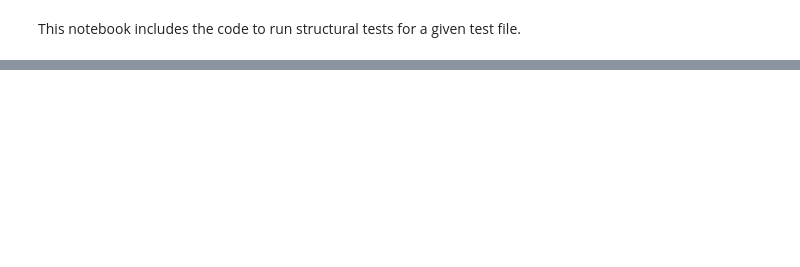
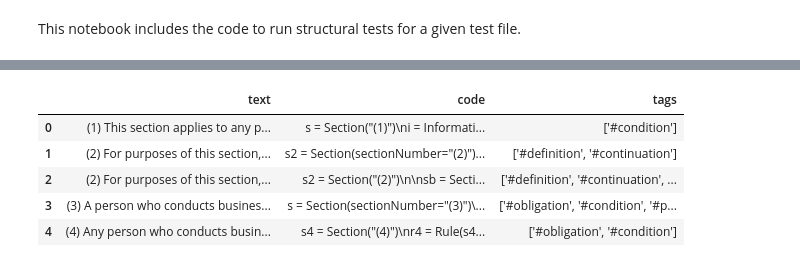
Before and after one commit to anmolsinghal98/Legal-Requirements-Translation, a Jupyter notebook: code/Code-Gen-Structural-Testing.ipynb, the cells around one changed output, grey strips where cells are left out. Saved outputs shown, nothing was run; the diff lists cells and outputs as text; code cells hidden in the pictures; blank space fills up the shorter version.

````diff
--- a/code/Code-Gen-Structural-Testing.ipynb
+++ b/code/Code-Gen-Structural-Testing.ipynb
@@ -468,0 +484,15 @@ print("Mean Accuracy: ", m_accuracy)
+# %%
+# Ensure the 'code' column is properly formatted
+gen_df['code'] = gen_df['code'].apply(
+    lambda x: x.split("```")[1][7:].strip() if isinstance(x, str) and "```" in x else x
+)
+
+# Inspect the generated code dataframe after formatting
+gen_df.head()
+# %% [output]
+|  | text | code | tags |
+| 0 | (1) This section applies to any p... | s = Section("(1)")\ni = Informati... | ['#condition'] |
+| 1 | (2) For purposes of this section,... | s2 = Section(sectionNumber="(2)")... | ['#definition', '#continuation'] |
+| 2 | (2) For purposes of this section,... | s2 = Section("(2)")\n\nsb = Secti... | ['#definition', '#continuation', ... |
+| 3 | (3) A person who conducts busines... | s = Section(sectionNumber="(3)")\... | ['#obligation', '#condition', '#p... |
+| 4 | (4) Any person who conducts busin... | s4 = Section("(4)")\nr4 = Rule(s4... | ['#obligation', '#condition'] |
````
Also changed, not shown: parts of 5 cells of this notebook, 15 other files.
